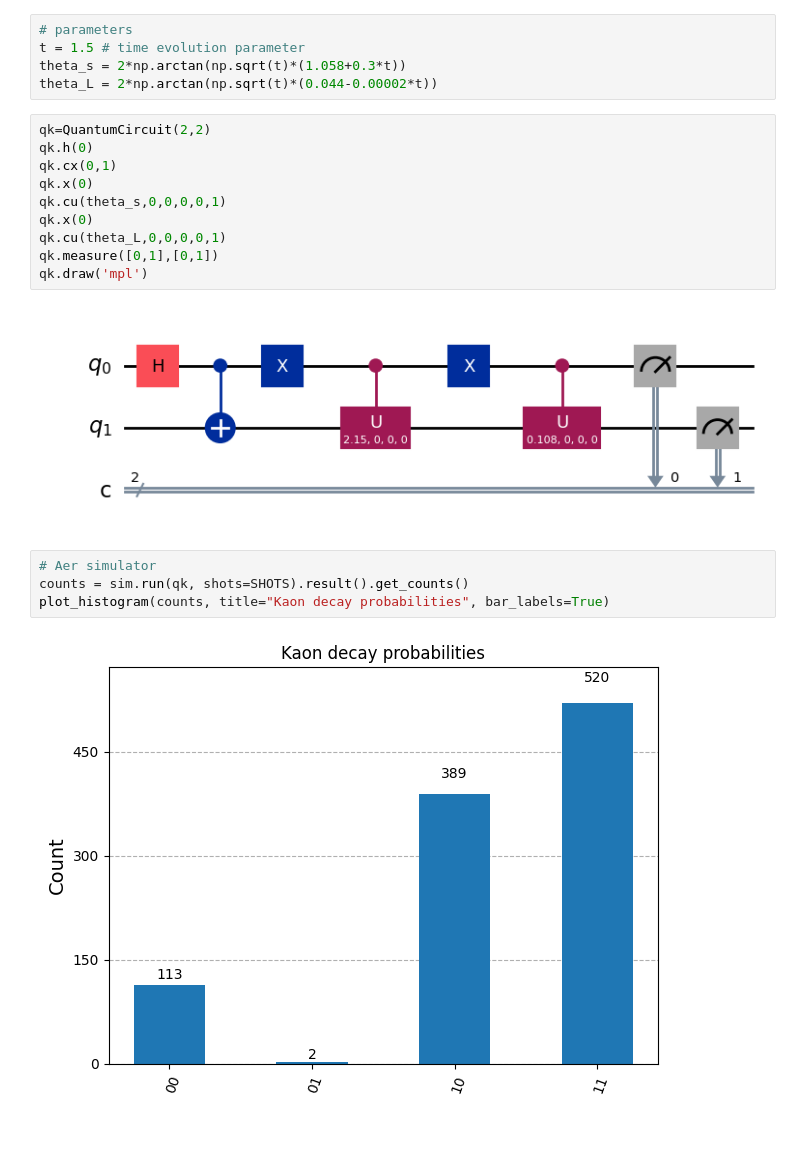
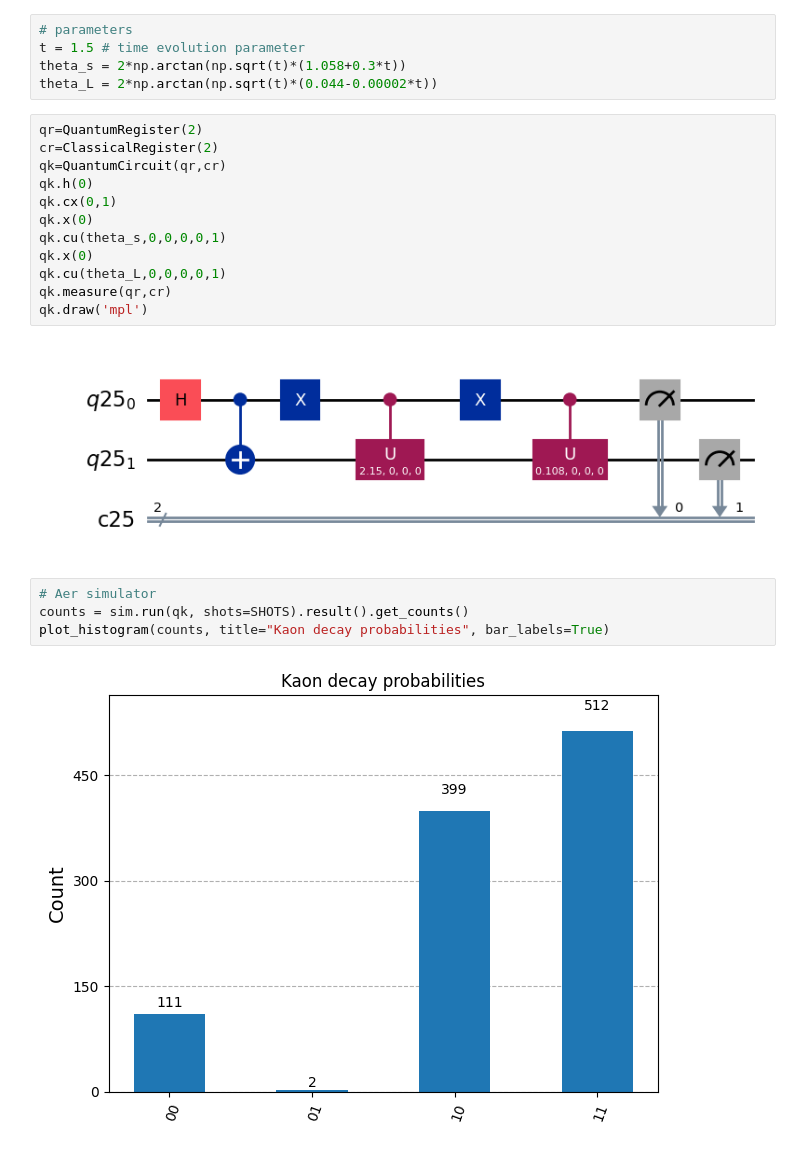
Before and after one commit to AshisNayak-quantum/Neutrino-Oscillations-kaon-decay-SRFP2025, a Jupyter notebook: code/Neutrino_oscillation_and_kaon_decay.ipynb, the cells around one changed output. Saved outputs shown, nothing was run; the diff lists cells and outputs as text.

```diff
--- a/code/Neutrino_oscillation_and_kaon_decay.ipynb
+++ b/code/Neutrino_oscillation_and_kaon_decay.ipynb
@@ -83,20 +93,22 @@ t = 1.5 # time evolution parameter
 theta_s = 2*np.arctan(np.sqrt(t)*(1.058+0.3*t))
 theta_L = 2*np.arctan(np.sqrt(t)*(0.044-0.00002*t))
 # %%
-qk=QuantumCircuit(2,2)
+qr=QuantumRegister(2)
+cr=ClassicalRegister(2)
+qk=QuantumCircuit(qr,cr)
 qk.h(0)
 qk.cx(0,1)
 qk.x(0)
 qk.cu(theta_s,0,0,0,0,1)
 qk.x(0)
 qk.cu(theta_L,0,0,0,0,1)
-qk.measure([0,1],[0,1])
+qk.measure(qr,cr)
 qk.draw('mpl')
 # %% [output]
-[figure, old version]
+[figure, new version]
 # %%
 # Aer simulator
 counts = sim.run(qk, shots=SHOTS).result().get_counts()
 plot_histogram(counts, title="Kaon decay probabilities", bar_labels=True)
 # %% [output]
-[figure, old version]
+[figure, new version]
```
Also changed, not shown: parts of 9 cells of this notebook.
